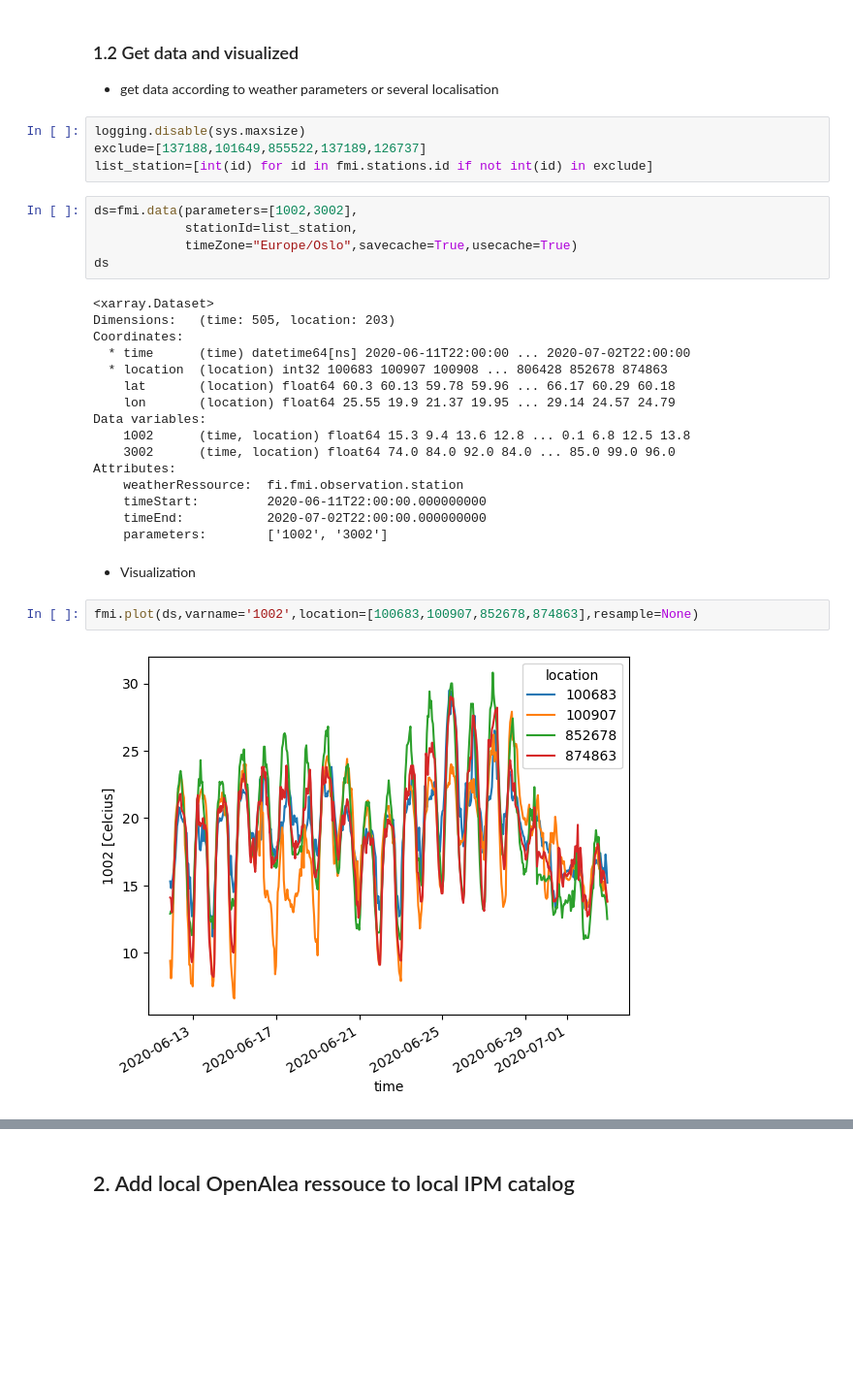
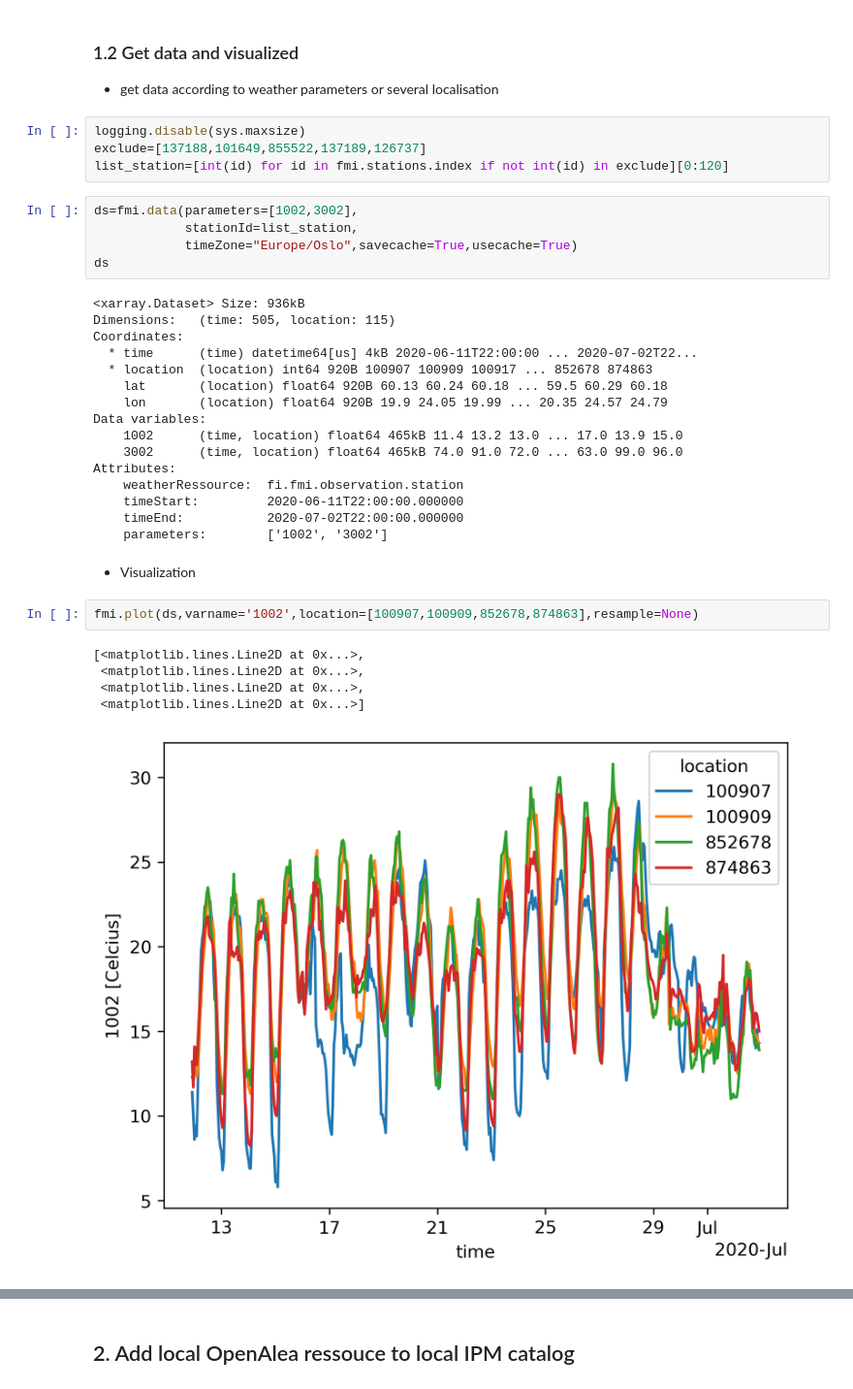
Before and after one commit to openalea/weatherdata, a Jupyter notebook: example/Weather_demonstration.ipynb, the cells around one changed output, grey strips where cells are left out. Shown at 97% size. Saved outputs shown, nothing was run; the diff lists cells and outputs as text; blank space fills up the shorter version.

```diff
--- a/example/Weather_demonstration.ipynb
+++ b/example/Weather_demonstration.ipynb
@@ -85,34 +82,38 @@ fmi.stations
 # %%
 logging.disable(sys.maxsize)
 exclude=[137188,101649,855522,137189,126737]
-list_station=[int(id) for id in fmi.stations.id if not int(id) in exclude]
+list_station=[int(id) for id in fmi.stations.index if not int(id) in exclude][0:120]
 # %%
 ds=fmi.data(parameters=[1002,3002],
             stationId=list_station,
             timeZone="Europe/Oslo",savecache=True,usecache=True)
 ds
 # %% [output]
-<xarray.Dataset>
-Dimensions:   (time: 505, location: 203)
+<xarray.Dataset> Size: 936kB
+Dimensions:   (time: 505, location: 115)
 Coordinates:
-  * time      (time) datetime64[ns] 2020-06-11T22:00:00 ... 2020-07-02T22:00:00
-  * location  (location) int32 100683 100907 100908 ... 806428 852678 874863
-    lat       (location) float64 60.3 60.13 59.78 59.96 ... 66.17 60.29 60.18
-    lon       (location) float64 25.55 19.9 21.37 19.95 ... 29.14 24.57 24.79
+  * time      (time) datetime64[us] 4kB 2020-06-11T22:00:00 ... 2020-07-02T22...
+  * location  (location) int64 920B 100907 100909 100917 ... 852678 874863
+    lat       (location) float64 920B 60.13 60.24 60.18 ... 59.5 60.29 60.18
+    lon       (location) float64 920B 19.9 24.05 19.99 ... 20.35 24.57 24.79
 Data variables:
-    1002      (time, location) float64 15.3 9.4 13.6 12.8 ... 0.1 6.8 12.5 13.8
-    3002      (time, location) float64 74.0 84.0 92.0 84.0 ... 85.0 99.0 96.0
+    1002      (time, location) float64 465kB 11.4 13.2 13.0 ... 17.0 13.9 15.0
+    3002      (time, location) float64 465kB 74.0 91.0 72.0 ... 63.0 99.0 96.0
 Attributes:
     weatherRessource:  fi.fmi.observation.station
-    timeStart:         2020-06-11T22:00:00.000000000
-    timeEnd:           2020-07-02T22:00:00.000000000
+    timeStart:         2020-06-11T22:00:00.000000
+    timeEnd:           2020-07-02T22:00:00.000000
     parameters:        ['1002', '3002']
 # %% [markdown]
 * Visualization
 # %%
-fmi.plot(ds,varname='1002',location=[100683,100907,852678,874863],resample=None)
+fmi.plot(ds,varname='1002',location=[100907,100909,852678,874863],resample=None)
 # %% [output]
+[<matplotlib.lines.Line2D at 0x...>,
+ <matplotlib.lines.Line2D at 0x...>,
+ <matplotlib.lines.Line2D at 0x...>,
+ <matplotlib.lines.Line2D at 0x...>]
-[figure, old version]
+[figure, new version]
 # %%
 fmi.station_plot(ds=ds, varname="1002",time=0,resample=None)
 # %% [output]
```
Also changed, not shown: parts of 9 cells of this notebook, 2 other files.
